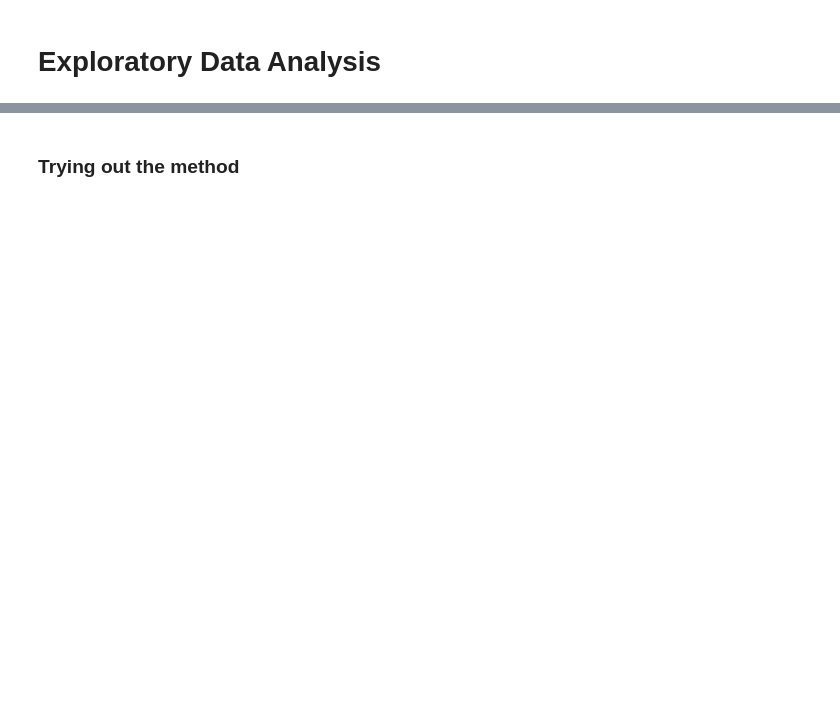
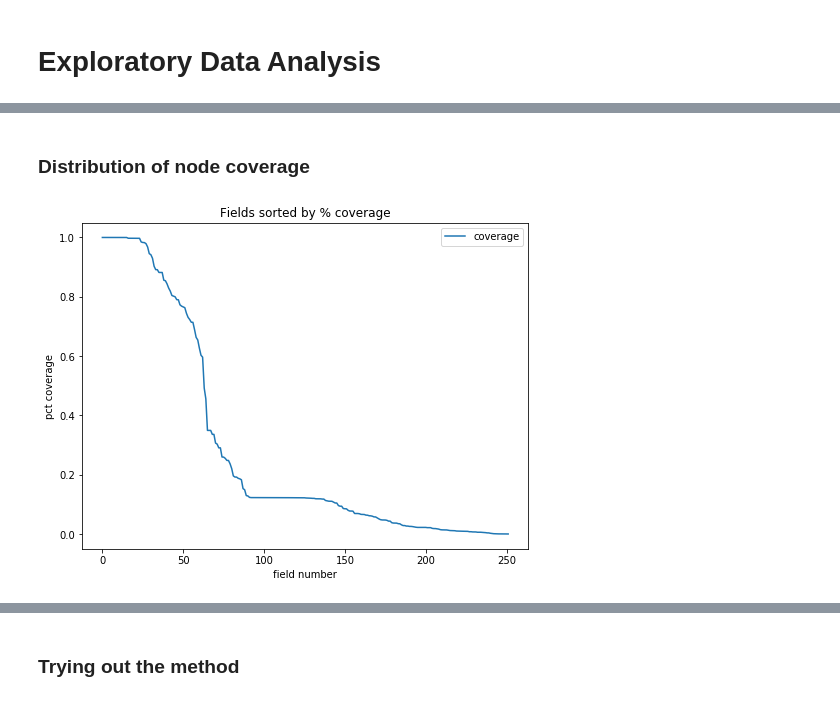
Before and after one commit to sylvaingchassang/trial-explorer, a Jupyter notebook: notebooks/rf_eda.ipynb, the cells around one changed output, grey strips where cells are left out. Saved outputs shown, nothing was run; the diff lists cells and outputs as text; code cells hidden in the pictures; blank space fills up the shorter version.

Commit message:
rf eda pre distribution crawl

```diff
--- a/notebooks/rf_eda.ipynb
+++ b/notebooks/rf_eda.ipynb
@@ -13,0 +46,7 @@ import matplotlib.pyplot as plt
+# %%
+# loading all pickled results
+
+node2file_sample = pickle.load(open('rf_data/node2file_sample.p', 'rb'))
+node2file = pickle.load(open('rf_data/node2file.p', 'rb'))
+dfj = pd.read_csv('rf_data/summary.csv', index_col='node')
+sum_df_dict = pickle.load(open('rf_data/summary_dfs.p', 'rb'))
@@ -13,0 +72,12 @@ import matplotlib.pyplot as plt
+# %% [markdown]
+### Distribution of node coverage
+# %%
+plt.figure(figsize=(8,6))
+plt.plot(dfj['pct_files'].sort_values(ascending=False).values, label='coverage')
+plt.title('Fields sorted by % coverage')
+plt.xlabel('field number')
+plt.ylabel('pct coverage')
+plt.legend()
+plt.show()
+# %% [output]
+[figure, added]
```
Also changed, not shown: parts of 53 cells of this notebook, 5 other files.
